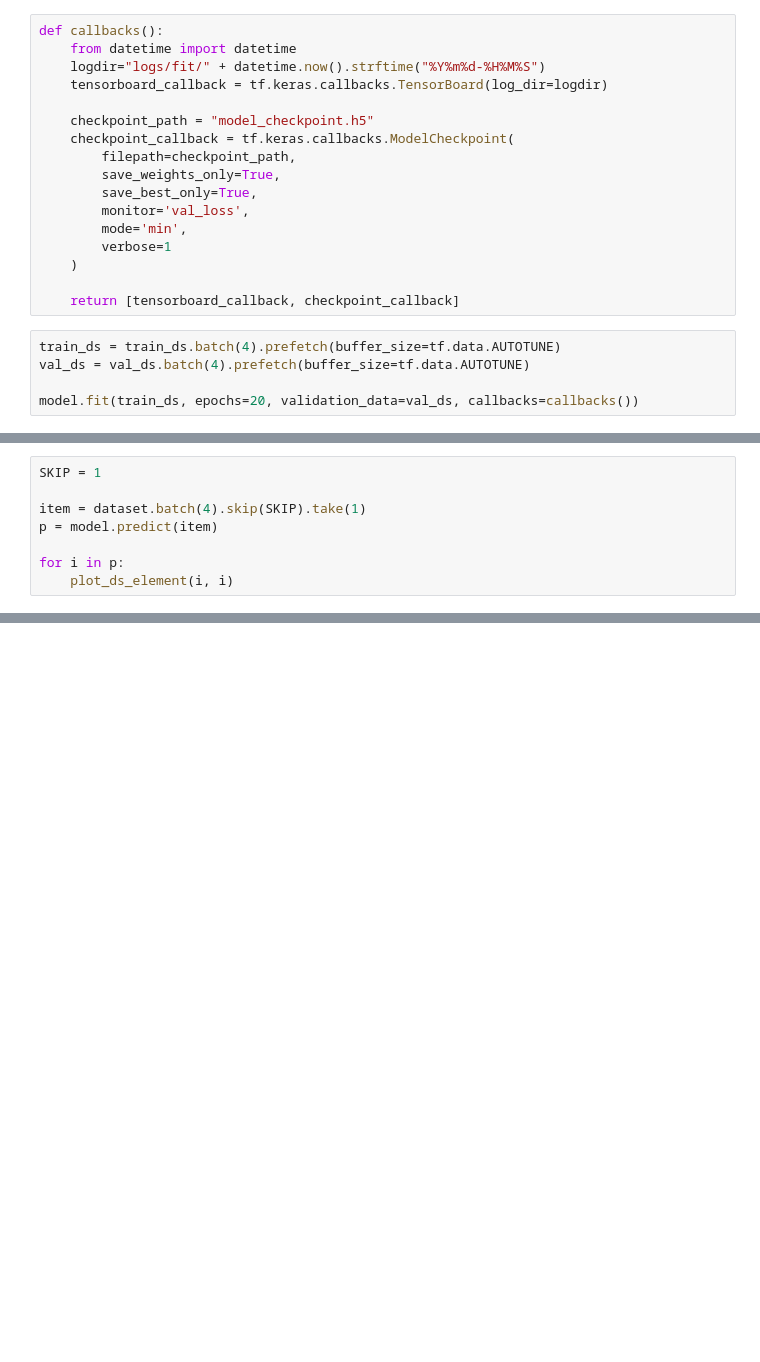
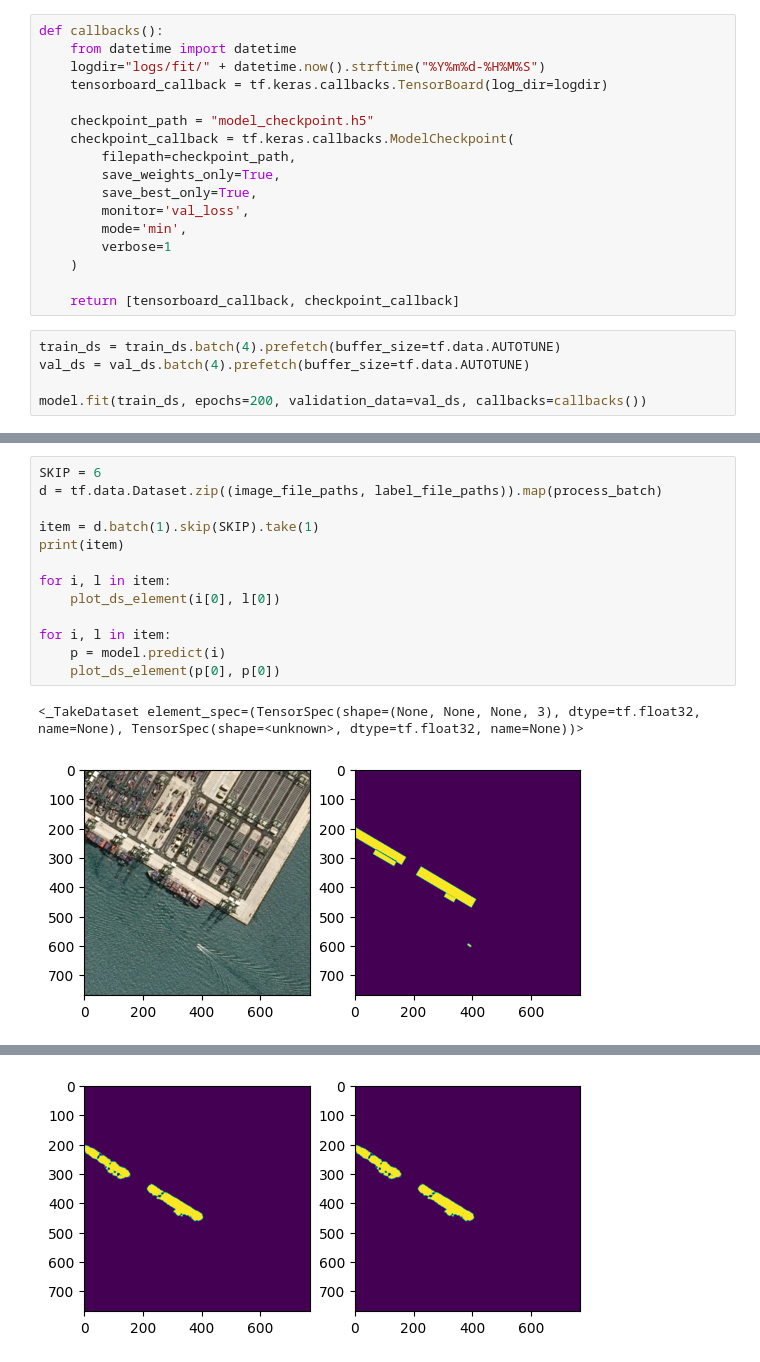
Before and after one commit to romanilchyshyn/airbus-ship-detection, a Jupyter notebook: train.ipynb, the cells around one changed output, grey strips where cells are left out. Cells and saved outputs as stored; diff of their text form; blank space fills up the shorter version.

Commit message:
train s-data model. adhock run notebook.

```diff
--- a/train.ipynb
+++ b/train.ipynb
@@ -120,5 +121,5 @@ def callbacks():
 train_ds = train_ds.batch(4).prefetch(buffer_size=tf.data.AUTOTUNE)
 val_ds = val_ds.batch(4).prefetch(buffer_size=tf.data.AUTOTUNE)
 
-model.fit(train_ds, epochs=20, validation_data=val_ds, callbacks=callbacks())
+model.fit(train_ds, epochs=200, validation_data=val_ds, callbacks=callbacks())
 # %% [output]
@@ -144,9 +145 @@ Epoch 20: val_loss did not improve from 0.96967
 <keras.src.callbacks.History at 0x...>
-# %%
-SKIP = 1
-
-item = dataset.batch(4).skip(SKIP).take(1)
-p = model.predict(item)
-
-for i in p:
-    plot_ds_element(i, i)
@@ -158,0 +146,16 @@ for i in p:
+# %%
+SKIP = 6
+d = tf.data.Dataset.zip((image_file_paths, label_file_paths)).map(process_batch)
+
+item = d.batch(1).skip(SKIP).take(1)
+print(item)
+
+for i, l in item:
+    plot_ds_element(i[0], l[0])
+
+for i, l in item:
+    p = model.predict(i)
+    plot_ds_element(p[0], p[0])
+# %% [output]
+<_TakeDataset element_spec=(TensorSpec(shape=(None, None, None, 3), dtype=tf.float32, name=None), TensorSpec(shape=<unknown>, dtype=tf.float32, name=None))>
+[figure, added]
@@ -158,0 +163 @@ for i in p:
+[figure, added]
```
Also changed, not shown: parts of 6 cells of this notebook, 3 other files.
